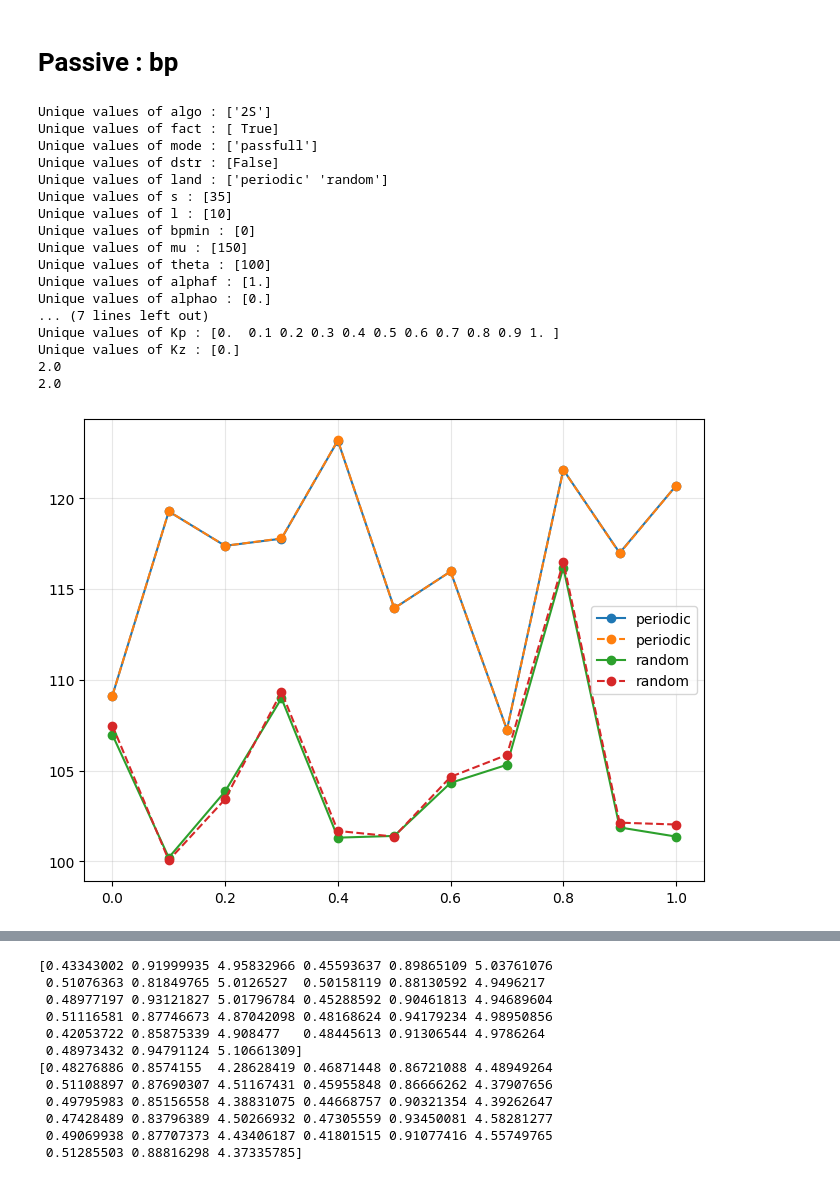
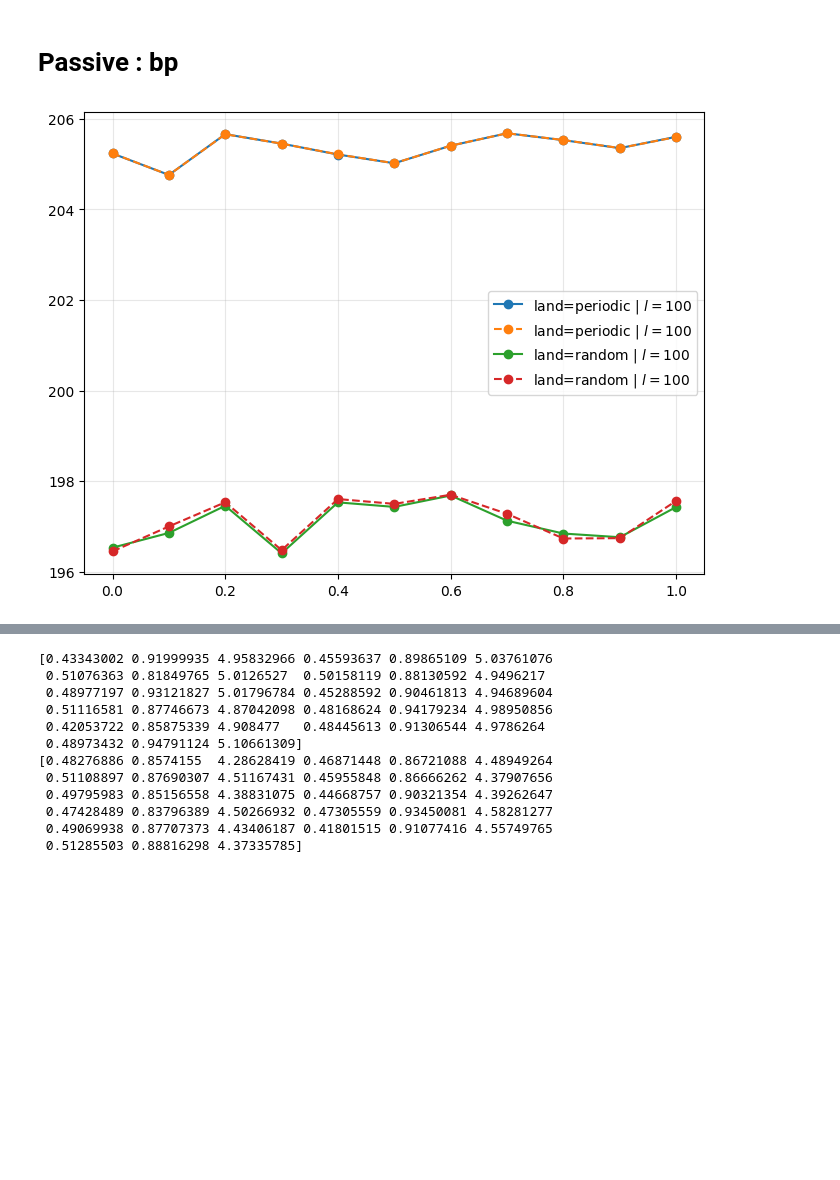
Before and after one commit to npelletbossot/nucleo, a Jupyter notebook: notebooks/work/fact_bis.ipynb, the cells around one changed output, grey strips where cells are left out. Drawn from its saved outputs; the diff is of its cells as text; code cells hidden in the pictures; blank space fills up the shorter version.

```diff
--- a/notebooks/work/fact_bis.ipynb
+++ b/notebooks/work/fact_bis.ipynb
@@ -71,15 +71,18 @@ columns = [
 for col in columns:
     print(f"Unique values of {col} : {np.unique(df_passive[col])}")
 
-landscapes = ["periodic", "random"]
-
-mu = 150
+mu          = 150
+theta       = 100
+rrest       = 2.0
+Kz          = 0.0
 
 df_passive = df_passive.filter(
-    (pl.col("Kz") == 0.0) &
-    (pl.col("mu") == 150) &
-    (pl.col("land").is_in(landscapes))
+    (pl.col("mu") == mu) &
+    (pl.col("theta") == theta) &
+    (pl.col("rrest") == rrest) &
+    (pl.col("Kz") == Kz)
 )
+
 print(df_passive)
 # %% [output]
 Unique values of algo : ['2S']
@@ -260,70 +260,33 @@ plt.show()
 # %% [markdown]
 # Passive : bp
 # %%
-root_work = "/home/nicolas/Documents/Workspace/nucleo/outputs/FACT_PASSIVE_FULL__PC__2026-09-17/nucleo__passfull__0"
-
-import numpy as np
-import matplotlib.pyplot as plt
-import polars as pl
-from nucleo.io.reading import reading_all_parquet
-
-df_work = reading_all_parquet(root_work)
-
-columns = [
-    'algo', 'fact', 'mode', 'dstr',
-    'land', 's', 'l', 'bpmin',
-    'mu', 'theta', 'alphaf',
-    'alphao', 'beta', 'rcapt', 'rrest',
-    'alphac', 'alphad',
-    'alphar', 'krel', 'Kp', 'Kz'
-]
-
-for col in columns:
-    print(f"Unique values of {col} : {np.unique(df_passive[col])}")
-
 plt.figure(figsize=(8,6))
 
 lands = ["periodic", "random"]
 
-c_moyen = (150 + 10) / (10 + 35)
+l = 100
 alphac = 0.67
+c_moyen = (150 + l) / (35 + l)
+
+df_test = df_passive.filter(
+    pl.col("l") == l
+)
 
 for land in lands :
-    df_plot = df_work.filter(
-        (pl.col("Kz") == 0.0) &
+    df_plot = df_test.filter(
         (pl.col("land") == land)
     )
 
     Kp      = df_plot["Kp"]
     vc_mean = df_plot["vc_mean"].to_numpy()
-
     vc_mean_equiv = df_plot["v_mean"].to_numpy() * c_moyen
 
 
-    plt.plot(Kp, vc_mean / alphac, marker="o", label=f"{land}", ls="-")
-    plt.plot(Kp, vc_mean_equiv / alphac, marker="o", label=f"{land}", ls="--")
-
-    print(rrest)
+    plt.plot(Kp, vc_mean / alphac, marker="o", label=f"land={land} | $l={l}$", ls="-")
+    plt.plot(Kp, vc_mean_equiv / alphac, marker="o", label=f"land={land} | $l={l}$", ls="--")
 
 plt.grid(True, alpha=0.30)
 plt.legend()
 plt.show()
 # %% [output]
-Unique values of algo : ['2S']
-Unique values of fact : [ True]
-Unique values of mode : ['passfull']
-Unique values of dstr : [False]
-Unique values of land : ['periodic' 'random']
-Unique values of s : [35]
-Unique values of l : [10]
-Unique values of bpmin : [0]
-Unique values of mu : [150]
-Unique values of theta : [100]
-Unique values of alphaf : [1.]
-Unique values of alphao : [0.]
-... (7 lines left out)
-Unique values of Kp : [0.  0.1 0.2 0.3 0.4 0.5 0.6 0.7 0.8 0.9 1. ]
-Unique values of Kz : [0.]
-2.0
-2.0
-[figure, old version]
+[figure, new version]
```
Also changed, not shown: parts of 6 cells of this notebook, 7 other files.
